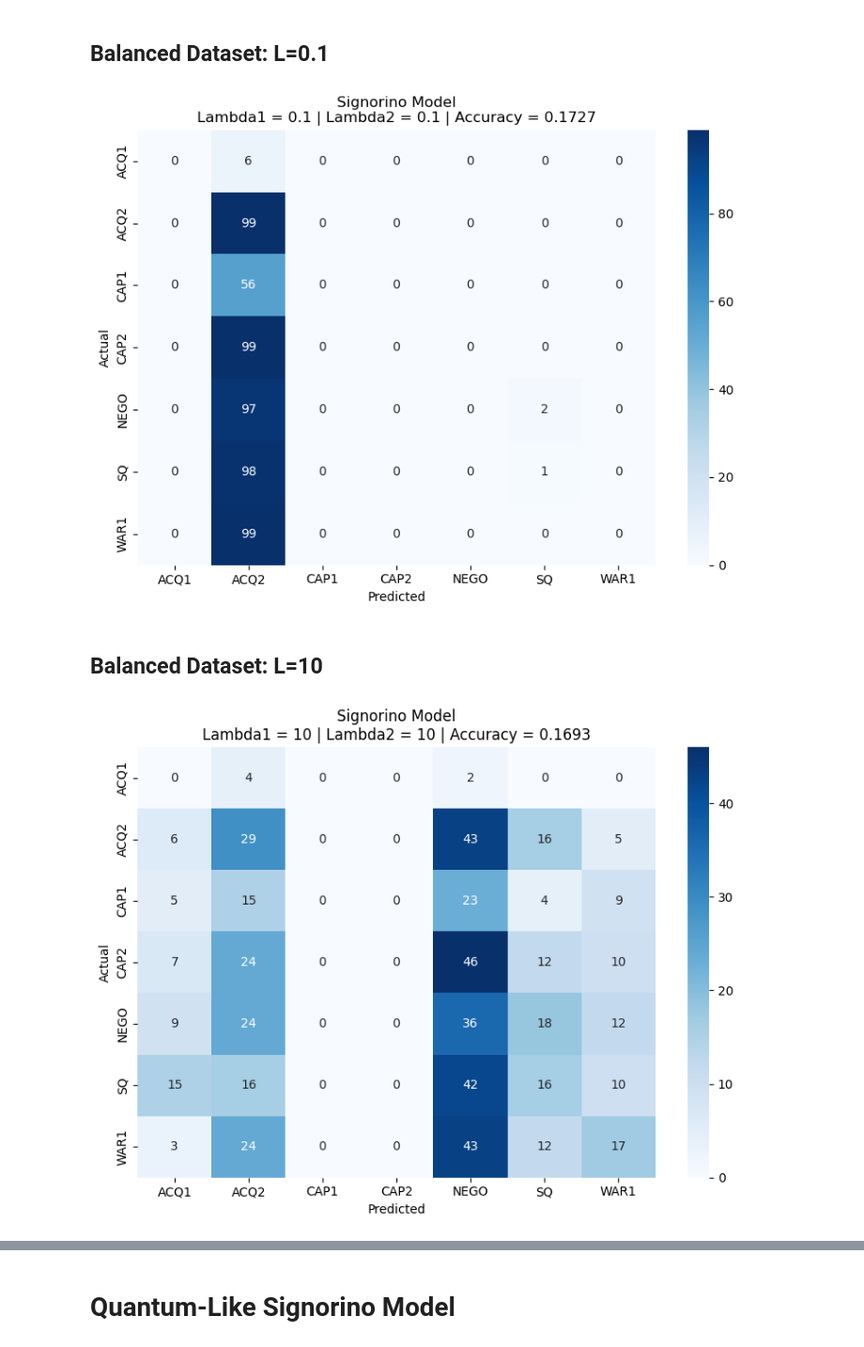
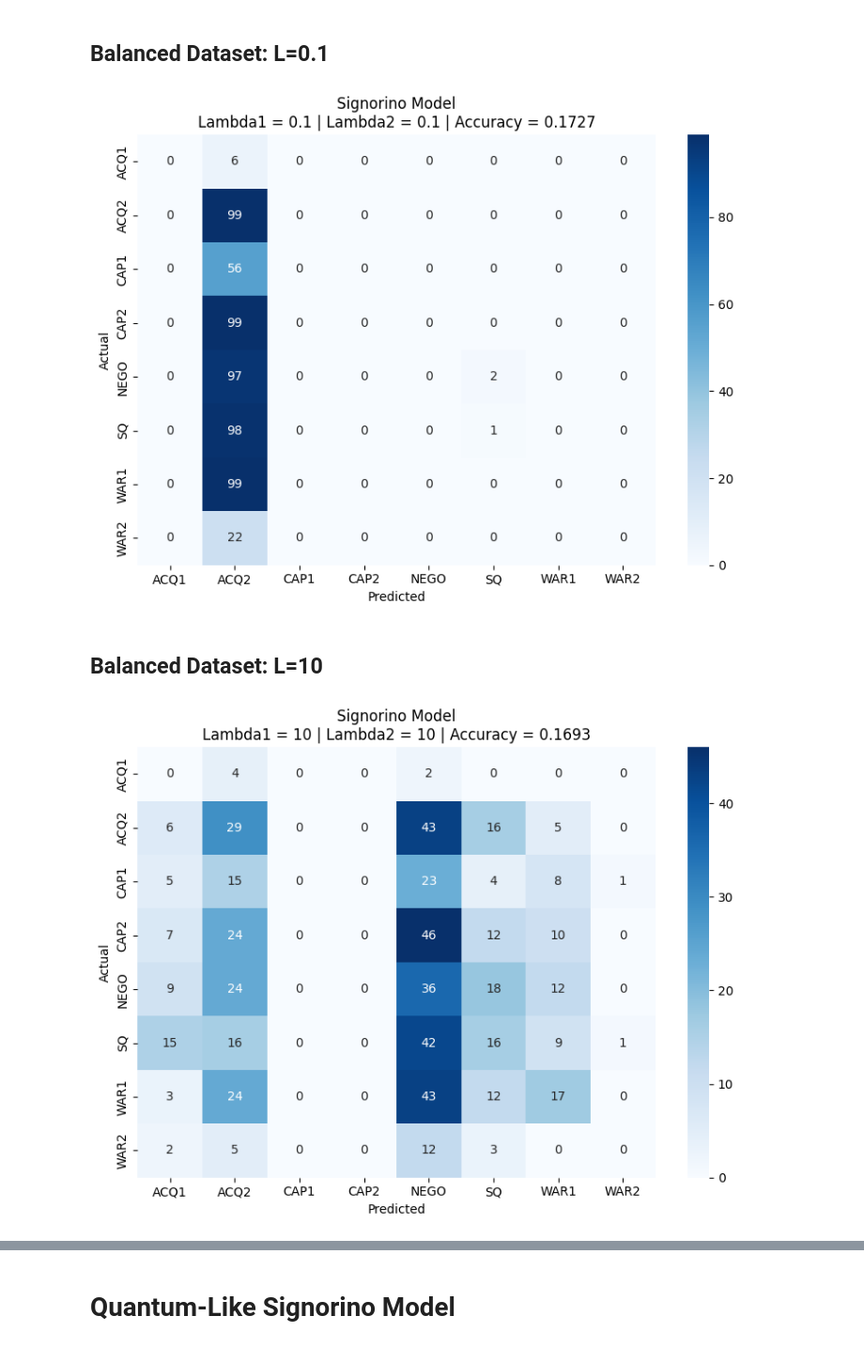
Before and after one commit to catarina-moreira/quantum_international_interaction_game, a Jupyter notebook: confusion_matrix_generator.ipynb, the cells around one changed output, grey strips where cells are left out. Shown at 94% size. Drawn from its saved outputs; the diff is of its cells as text; code cells hidden in the pictures.

```diff
--- a/confusion_matrix_generator.ipynb
+++ b/confusion_matrix_generator.ipynb
@@ -91,16 +105,17 @@ plt.show()
 # %%
 
 conf_matrix = np.array([
- [0, 6, 0, 0, 0, 0, 0],
- [0, 99, 0, 0, 0, 0, 0],
- [0, 56, 0, 0, 0, 0, 0],
- [0, 99, 0, 0, 0, 0, 0],
- [0, 97, 0, 0, 0, 2, 0],
- [0, 98, 0, 0, 0, 1, 0],
- [0, 99, 0, 0, 0, 0, 0]
+[0, 6, 0, 0, 0, 0, 0, 0],
+ [0, 99, 0, 0, 0, 0, 0, 0],
+ [0, 56, 0, 0, 0, 0, 0, 0],
+ [0, 99, 0, 0, 0, 0, 0, 0],
+ [0, 97, 0, 0, 0, 2, 0, 0],
+ [0, 98, 0, 0, 0, 1, 0, 0],
+ [0, 99, 0, 0, 0, 0, 0, 0],
+ [0, 22, 0, 0, 0, 0, 0, 0]
 ])
 
-labels = ['ACQ1', 'ACQ2', 'CAP1', 'CAP2', 'NEGO', 'SQ', 'WAR1']
+labels = ['ACQ1', 'ACQ2', 'CAP1', 'CAP2', 'NEGO', 'SQ', 'WAR1', 'WAR2']
 
 plt.figure(figsize=(8, 6))
 sns.heatmap(conf_matrix, annot=True, fmt='d', cmap='Blues',
@@ -110,33 +125,41 @@ plt.title("Signorino Model\nLambda1 = 0.1 | Lambda2 = 0.1 | Accuracy = 0.1727")
 plt.xlabel("Predicted")
 plt.ylabel("Actual")
 plt.tight_layout()
+
+plt.savefig('cm_signorino_l_0.1.png', dpi=300, bbox_inches='tight')
+
 plt.show()
 # %% [output]
-[figure, old version]
+[figure, new version]
 # %% [markdown]
 ## Balanced Dataset: L=10
 # %%
 
 conf_matrix = np.array([
- [0, 4, 0, 0, 2, 0, 0],
- [6, 29, 0, 0, 43, 16, 5],
- [5, 15, 0, 0, 23, 4, 9],
- [7, 24, 0, 0, 46, 12, 10],
- [9, 24, 0, 0, 36, 18, 12],
- [15, 16, 0, 0, 42, 16, 10],
- [3, 24, 0, 0, 43, 12, 17]
+ [0, 4, 0, 0, 2, 0, 0, 0],
+ [6, 29, 0, 0, 43, 16, 5, 0],
+ [5, 15, 0, 0, 23, 4, 8, 1],
+ [7, 24, 0, 0, 46, 12, 10, 0],
+ [9, 24, 0, 0, 36, 18, 12, 0],
+ [15, 16, 0, 0, 42, 16, 9, 1],
+ [3, 24, 0, 0, 43, 12, 17, 0],
+ [2, 5, 0, 0, 12, 3, 0, 0]
 ])
 
-labels = ['ACQ1', 'ACQ2', 'CAP1', 'CAP2', 'NEGO', 'SQ', 'WAR1']
+labels = ['ACQ1', 'ACQ2', 'CAP1', 'CAP2', 'NEGO', 'SQ', 'WAR1', 'WAR2']
 
 plt.figure(figsize=(8, 6))
 sns.heatmap(conf_matrix, annot=True, fmt='d', cmap='Blues',
             xticklabels=labels, yticklabels=labels, cbar=True)
 
 plt.title("Signorino Model\nLambda1 = 10 | Lambda2 = 10 | Accuracy = 0.1693")
 plt.xlabel("Predicted")
 plt.ylabel("Actual")
 plt.tight_layout()
+
+plt.savefig('cm_signorino_l_10.png', dpi=300, bbox_inches='tight')
+
+
 plt.show()
 # %% [output]
-[figure, old version]
+[figure, new version]
```
Also changed, not shown: parts of 34 cells of this notebook, 27 other files.
